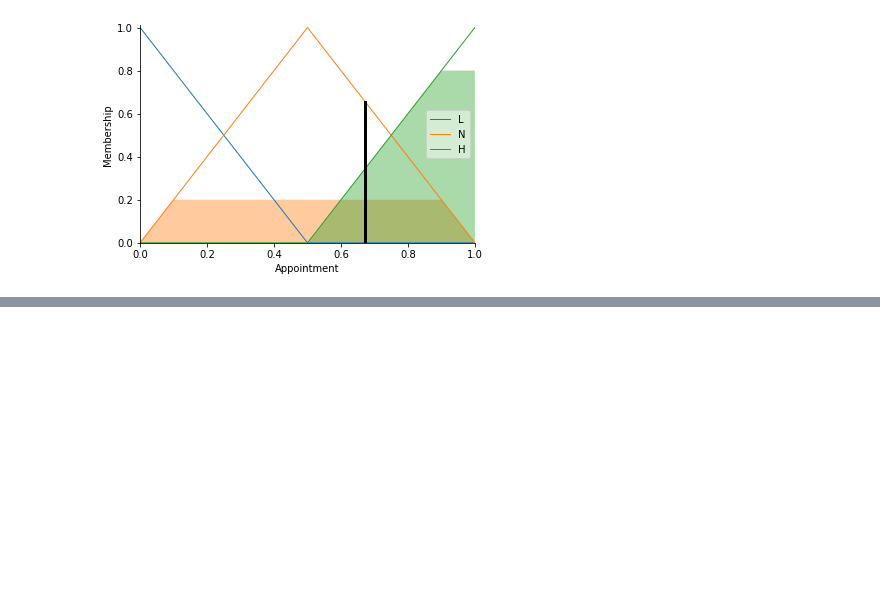
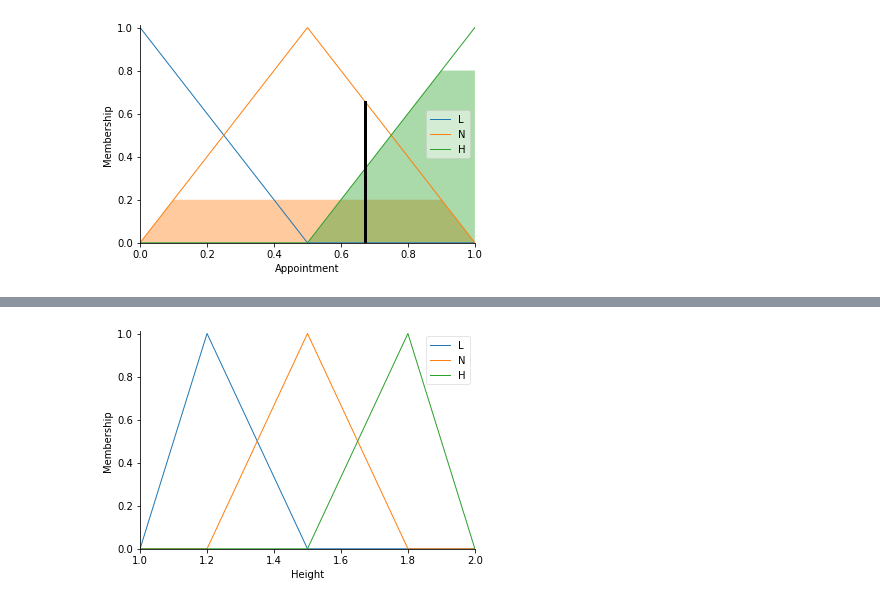
Before and after one commit to hcmih1507/HomeworkAI.19146216, a Jupyter notebook: Fuzzylogic.ipynb, the cells around one changed output, grey strips where cells are left out. Saved outputs shown, nothing was run; the diff lists cells and outputs as text; code cells hidden in the pictures; blank space fills up the shorter version.

```diff
--- a/Fuzzylogic.ipynb
+++ b/Fuzzylogic.ipynb
@@ -1011,0 +1051,81 @@ appoint.view(sim=appointing)
+# %%
+rule1 = ctrl.Rule(height['L']&weight['L']&sex['W']&age['L'],rec['L'])
+rule2 = ctrl.Rule(height['L']&weight['L']&sex['W']&age['N'],rec['L'])
+rule3 = ctrl.Rule(height['L']&weight['L']&sex['W']&age['H'],rec['L'])
+
+rule4 = ctrl.Rule(height['L']&weight['L']&sex['M']&age['L'],rec['L'])
+rule5 = ctrl.Rule(height['L']&weight['L']&sex['M']&age['N'],rec['L'])
+rule6 = ctrl.Rule(height['L']&weight['L']&sex['M']&age['H'],rec['L'])
+
+rule7 = ctrl.Rule(height['L']&weight['N']&sex['W']&age['L'],rec['L'])
+rule8 = ctrl.Rule(height['L']&weight['N']&sex['W']&age['N'],rec['L'])
+rule9 = ctrl.Rule(height['L']&weight['N']&sex['W']&age['H'],rec['L'])
+
+rule10 = ctrl.Rule(height['L']&weight['N']&sex['M']&age['L'],rec['L'])
+rule11 = ctrl.Rule(height['L']&weight['N']&sex['M']&age['N'],rec['L'])
+rule12 = ctrl.Rule(height['L']&weight['N']&sex['M']&age['H'],rec['L'])
+
+rule13 = ctrl.Rule(height['L']&weight['H']&sex['W']&age['L'],rec['L'])
+rule14 = ctrl.Rule(height['L']&weight['H']&sex['W']&age['N'],rec['L'])
+rule15 = ctrl.Rule(height['L']&weight['H']&sex['W']&age['H'],rec['L'])
+
+rule16 = ctrl.Rule(height['L']&weight['H']&sex['M']&age['L'],rec['N'])
+rule17 = ctrl.Rule(height['L']&weight['H']&sex['M']&age['N'],rec['N'])
+rule18 = ctrl.Rule(height['L']&weight['H']&sex['M']&age['H'],rec['N'])
+###############
+
+rule19 = ctrl.Rule(height['N']&weight['L']&sex['W']&age['L'],rec['N'])
+rule20 = ctrl.Rule(height['N']&weight['L']&sex['W']&age['N'],rec['N'])
+rule21 = ctrl.Rule(height['N']&weight['L']&sex['W']&age['H'],rec['N'])
+
+rule22 = ctrl.Rule(height['N']&weight['L']&sex['M']&age['L'],rec['N'])
+rule23 = ctrl.Rule(height['N']&weight['L']&sex['M']&age['N'],rec['N'])
+rule24 = ctrl.Rule(height['N']&weight['L']&sex['M']&age['H'],rec['N'])
+
+rule25 = ctrl.Rule(height['N']&weight['N']&sex['W']&age['L'],rec['N'])
+rule26 = ctrl.Rule(height['L']&weight['N']&sex['W']&age['N'],rec['N'])
+rule27 = ctrl.Rule(height['N']&weight['N']&sex['W']&age['H'],rec['N'])
+
+rule28 = ctrl.Rule(height['N']&weight['N']&sex['M']&age['L'],rec['N'])
+rule29 = ctrl.Rule(height['N']&weight['N']&sex['M']&age['N'],rec['N'])
+rule30 = ctrl.Rule(height['N']&weight['N']&sex['M']&age['H'],rec['N'])
+
+rule31 = ctrl.Rule(height['N']&weight['H']&sex['W']&age['L'],rec['N'])
+rule32 = ctrl.Rule(height['N']&weight['H']&sex['W']&age['N'],rec['N'])
+rule33 = ctrl.Rule(height['N']&weight['H']&sex['W']&age['H'],rec['N'])
+
+rule34 = ctrl.Rule(height['N']&weight['H']&sex['M']&age['L'],rec['N'])
+rule35 = ctrl.Rule(height['N']&weight['H']&sex['M']&age['N'],rec['N'])
+rule36 = ctrl.Rule(height['N']&weight['H']&sex['M']&age['H'],rec['N'])
+###########
+
+rule37 = ctrl.Rule(height['H']&weight['L']&sex['W']&age['L'],rec['H'])
+rule38 = ctrl.Rule(height['H']&weight['L']&sex['W']&age['N'],rec['H'])
+rule39 = ctrl.Rule(height['H']&weight['L']&sex['W']&age['H'],rec['H'])
+
+rule40 = ctrl.Rule(height['H']&weight['L']&sex['M']&age['L'],rec['H'])
+rule41 = ctrl.Rule(height['H']&weight['L']&sex['M']&age['N'],rec['H'])
+rule42 = ctrl.Rule(height['H']&weight['L']&sex['M']&age['H'],rec['H'])
+
+rule43 = ctrl.Rule(height['H']&weight['N']&sex['W']&age['L'],rec['H'])
+rule44 = ctrl.Rule(height['H']&weight['N']&sex['W']&age['N'],rec['H'])
+rule45 = ctrl.Rule(height['H']&weight['N']&sex['W']&age['H'],rec['H'])
+
+rule46 = ctrl.Rule(height['H']&weight['N']&sex['M']&age['L'],rec['H'])
+rule47 = ctrl.Rule(height['H']&weight['N']&sex['M']&age['N'],rec['H'])
+rule48 = ctrl.Rule(height['H']&weight['N']&sex['M']&age['H'],rec['H'])
+
+rule49 = ctrl.Rule(height['H']&weight['H']&sex['W']&age['L'],rec['H'])
+rule50 = ctrl.Rule(height['H']&weight['H']&sex['W']&age['N'],rec['H'])
+rule51 = ctrl.Rule(height['H']&weight['H']&sex['W']&age['H'],rec['H'])
+
+rule52 = ctrl.Rule(height['H']&weight['H']&sex['M']&age['L'],rec['H'])
+rule53 = ctrl.Rule(height['H']&weight['H']&sex['M']&age['N'],rec['H'])
+rule54 = ctrl.Rule(height['H']&weight['H']&sex['M']&age['H'],rec['H'])
+height.view()
+weight.view()
+sex.view()
+age.view()
+rec.view()
+# %% [output]
+[figure, added]
```
Also changed, not shown: parts of 5 cells of this notebook.
